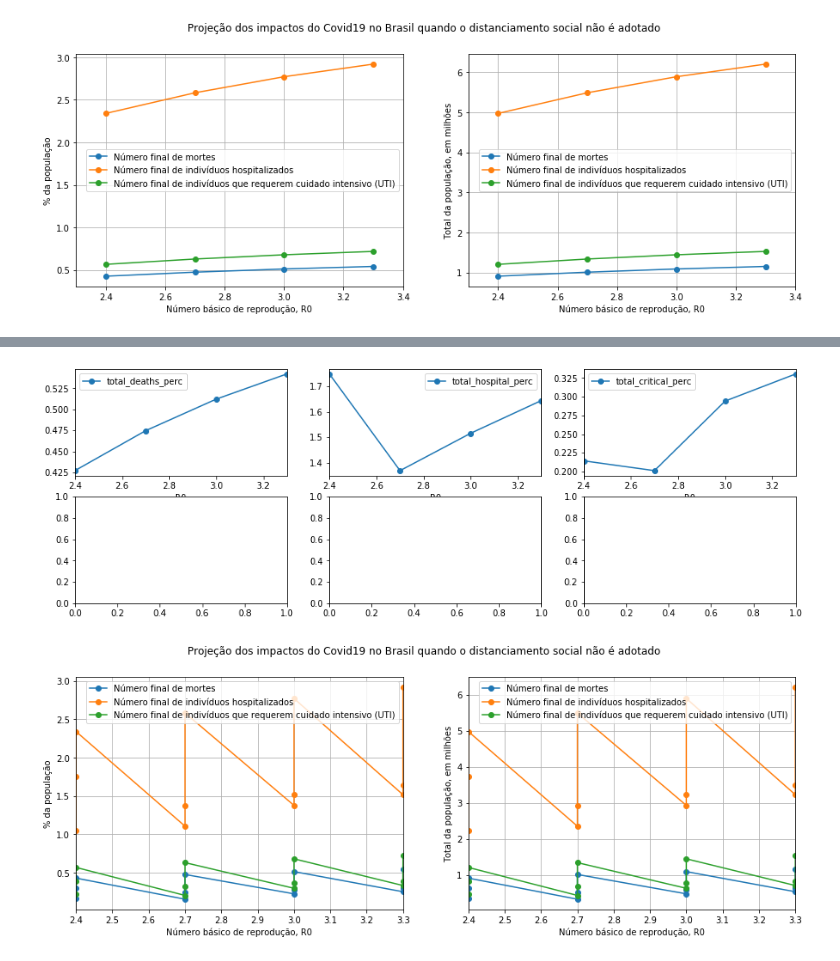
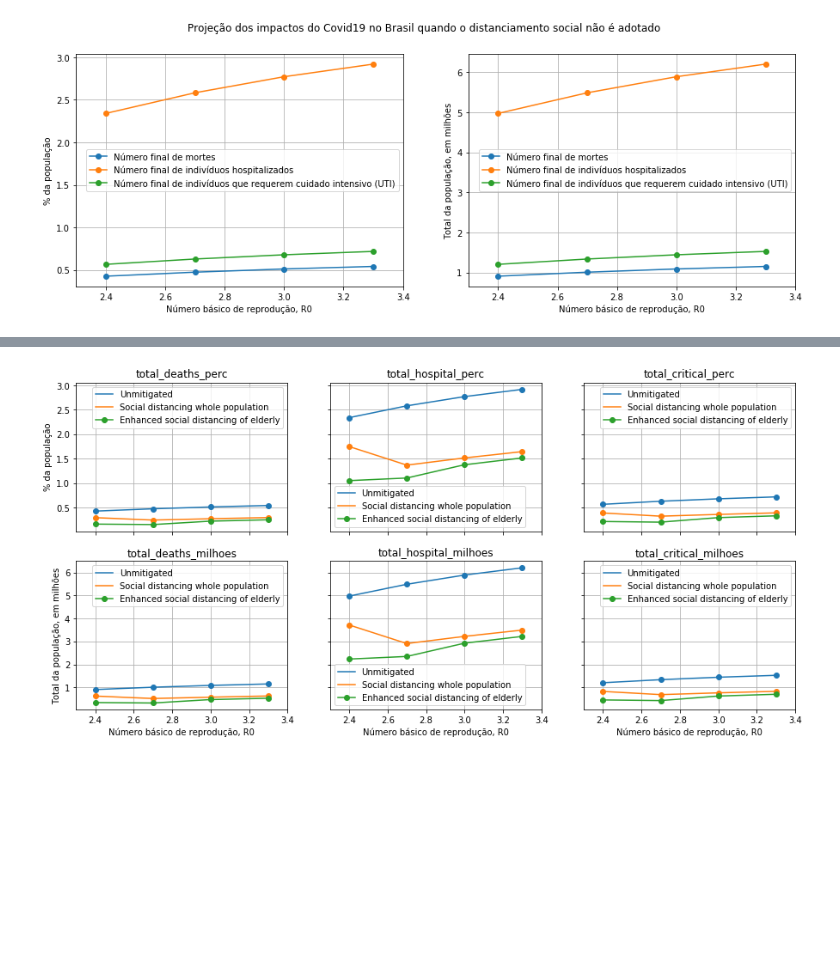
Before and after one commit to matheusomendonca/covid19-ICResearch, a Jupyter notebook: Imperial College Covid19 - Brasil.ipynb, the cells around one changed output, grey strips where cells are left out. Saved outputs shown, nothing was run; the diff lists cells and outputs as text; code cells hidden in the pictures; blank space fills up the shorter version.

```diff
--- a/Imperial College Covid19 - Brasil.ipynb
+++ b/Imperial College Covid19 - Brasil.ipynb
@@ -117,51 +114,29 @@ AttributeError: 'numpy.ndarray' object has no attribute 'values'
-# %%
-# plot
-y1=['total_deaths_perc',
-   'total_hospital_perc',
-   'total_critical_perc']
-y2=['total_deaths_milhoes',
-   'total_hospital_milhoes',
-   'total_critical_milhoes']
-fig, ax = plt.subplots(ncols=len(y1),nrows=2, figsize=(15, 5))
-for i in social_distance['Strategy'].unique():
-    # slice
-    df = social_distance.loc[social_distance['Strategy']==s, :]
-    df.plot(x="R0", y=y1[i],
-                        style='o-',
-                        ax=ax[0][i],
-                        by='Strategy')
-# %% [output]
-[figure, removed]
-# %%
-# plot
-fig, ax = plt.subplots(ncols=2, figsize=(15, 5))
-
-# percentual plot
-social_distance.plot(x="R0", y=['total_deaths_perc',
-                                   'total_hospital_perc',
-                                   'total_critical_perc'],
-                        style='o-',
-                        ax=ax[0],
-                       label=['Número final de mortes',
-                              'Número final de indivíduos hospitalizados',
-                              'Número final de indivíduos que requerem cuidado intensivo (UTI)'])
-ax[0].set_ylabel("% da população")
-ax[0].set_xlabel("Número básico de reprodução, R0")
-ax[0].grid()
-
-# absolute values plot
-social_distance.plot(x="R0", y=['total_deaths_milhoes',
-                                   'total_hospital_milhoes',
-                                   'total_critical_milhoes'],
-                        style='o-',
-                        ax=ax[1],
-                       label=['Número final de mortes',
-                              'Número final de indivíduos hospitalizados',
-                              'Número final de indivíduos que requerem cuidado intensivo (UTI)'])
-ax[1].set_ylabel("Total da população, em milhões")
-ax[1].grid()
-plt.suptitle("Projeção dos impactos do Covid19 no Brasil quando o distanciamento social não é adotado")
-ax[1].set_xlabel("Número básico de reprodução, R0")
-plt.show()
-# %% [output]
-[figure, removed]
+# %%
+# plot
+y=['total_deaths',
+   'total_hospital',
+   'total_critical']
+n = len(y)
+fig, ax = plt.subplots(ncols=len(y),nrows=2, figsize=(15, 7), sharex=True, sharey='row')
+for i in range(n):
+    # column
+    column = [y[i]+'_perc', y[i]+'_milhoes']
+    df = social_distance.loc[:, column+['R0', 'Strategy']]
+    for s in df['Strategy'].unique():
+        # percent plot
+        df.loc[df['Strategy']==s, :].plot(x='R0', y=[column[0]], style='o-', ax=ax[0][i], label=[s])
+        ax[0][i].grid()
+        ax[0][i].set_title(column[0])
+        ax[0][i].set_xlim([2.3, 3.4])
+        ax[0][i].set_ylabel("% da população")
+        ax[0][i].set_xlabel("Número básico de reprodução, R0")
+
+        # absolute plot
+        df.loc[df['Strategy']==s, :].plot(x='R0', y=[column[1]], style='o-', ax=ax[1][i], label=[s])
+        ax[1][i].grid()
+        ax[1][i].set_title(column[1])
+        ax[1][i].set_xlim([2.3, 3.4])
+        ax[1][i].set_ylabel("Total da população, em milhões")
+        ax[1][i].set_xlabel("Número básico de reprodução, R0")
+# %% [output]
+[figure, added]
```
Also changed, not shown: parts of 2 cells of this notebook.
